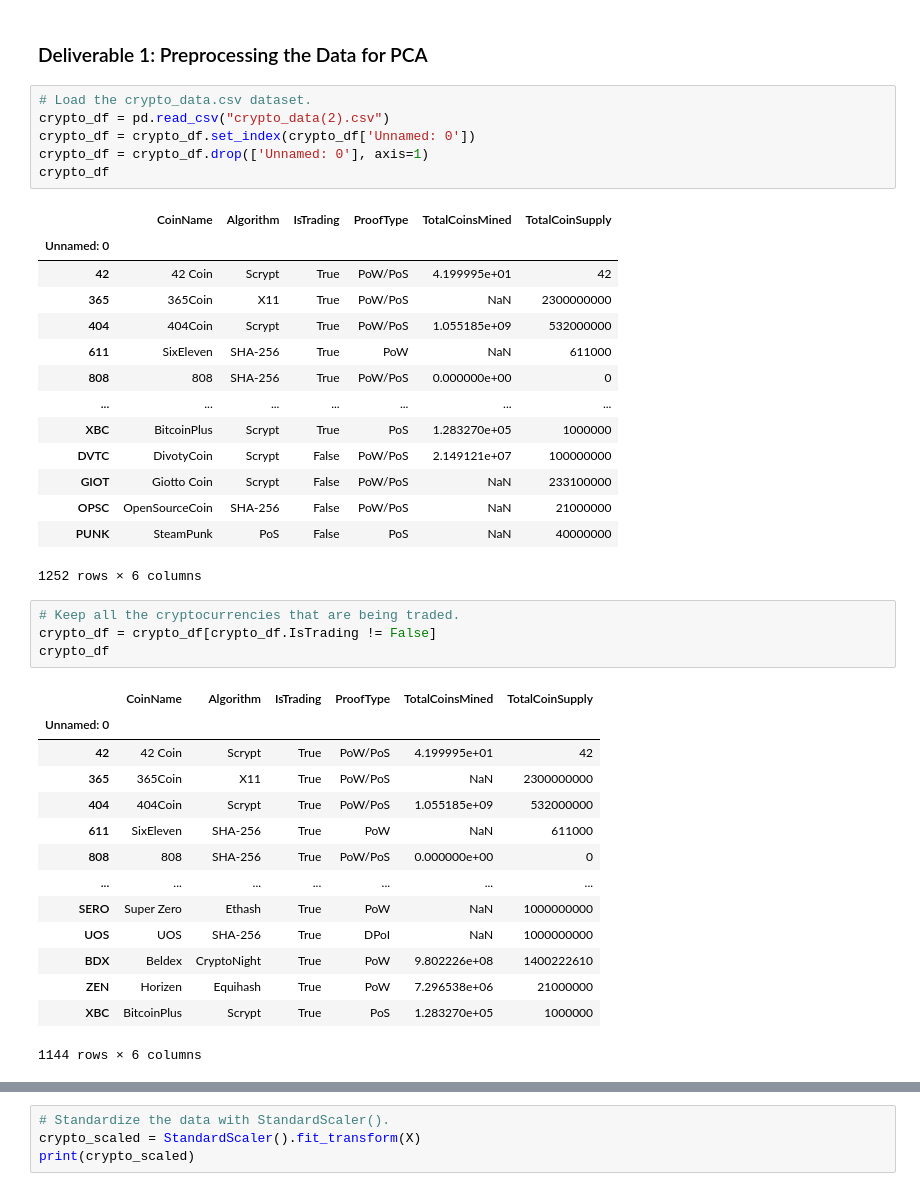
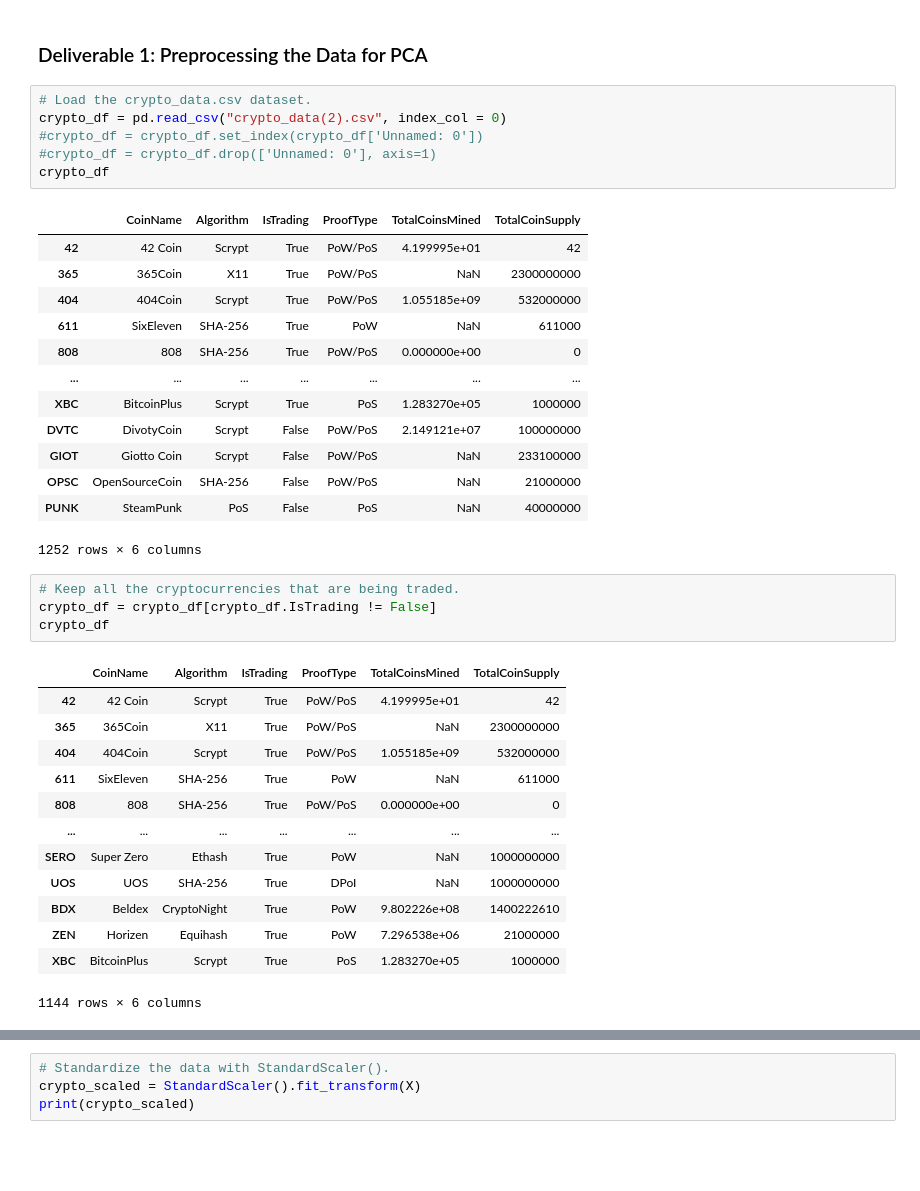
Before and after one commit to jcp650/Cryptocurrencies, a Jupyter notebook: crypto_clustering.ipynb, the cells around one changed output, grey strips where cells are left out. Saved outputs shown, nothing was run; the diff lists cells and outputs as text; blank space fills up the shorter version.

```diff
--- a/crypto_clustering.ipynb
+++ b/crypto_clustering.ipynb
@@ -13,13 +13,12 @@ from sklearn.cluster import KMeans
 ### Deliverable 1: Preprocessing the Data for PCA
 # %%
 # Load the crypto_data.csv dataset.
-crypto_df = pd.read_csv("crypto_data(2).csv")
-crypto_df = crypto_df.set_index(crypto_df['Unnamed: 0'])
-crypto_df = crypto_df.drop(['Unnamed: 0'], axis=1)
+crypto_df = pd.read_csv("crypto_data(2).csv", index_col = 0)
+#crypto_df = crypto_df.set_index(crypto_df['Unnamed: 0'])
+#crypto_df = crypto_df.drop(['Unnamed: 0'], axis=1)
 crypto_df
 # %% [output]
 |  | CoinName | Algorithm | IsTrading | ProofType | TotalCoinsMined | TotalCoinSupply |
-| Unnamed: 0 |  |  |  |  |  |  |
 | 42 | 42 Coin | Scrypt | True | PoW/PoS | 4.199995e+01 | 42 |
 | 365 | 365Coin | X11 | True | PoW/PoS | NaN | 2300000000 |
 | 404 | 404Coin | Scrypt | True | PoW/PoS | 1.055185e+09 | 532000000 |
@@ -38,7 +37,6 @@ crypto_df = crypto_df[crypto_df.IsTrading != False]
 crypto_df
 # %% [output]
 |  | CoinName | Algorithm | IsTrading | ProofType | TotalCoinsMined | TotalCoinSupply |
-| Unnamed: 0 |  |  |  |  |  |  |
 | 42 | 42 Coin | Scrypt | True | PoW/PoS | 4.199995e+01 | 42 |
 | 365 | 365Coin | X11 | True | PoW/PoS | NaN | 2300000000 |
 | 404 | 404Coin | Scrypt | True | PoW/PoS | 1.055185e+09 | 532000000 |
```
Also changed, not shown: parts of 9 cells of this notebook.
